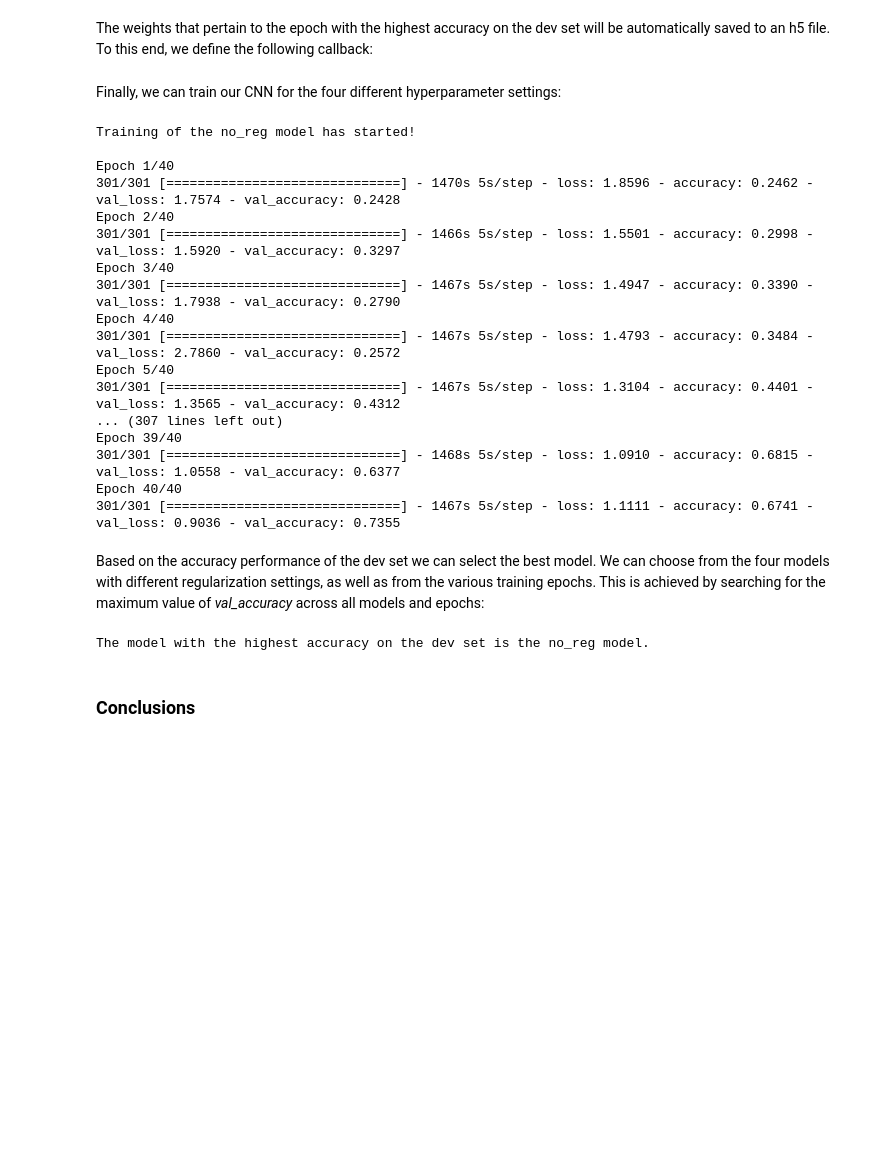
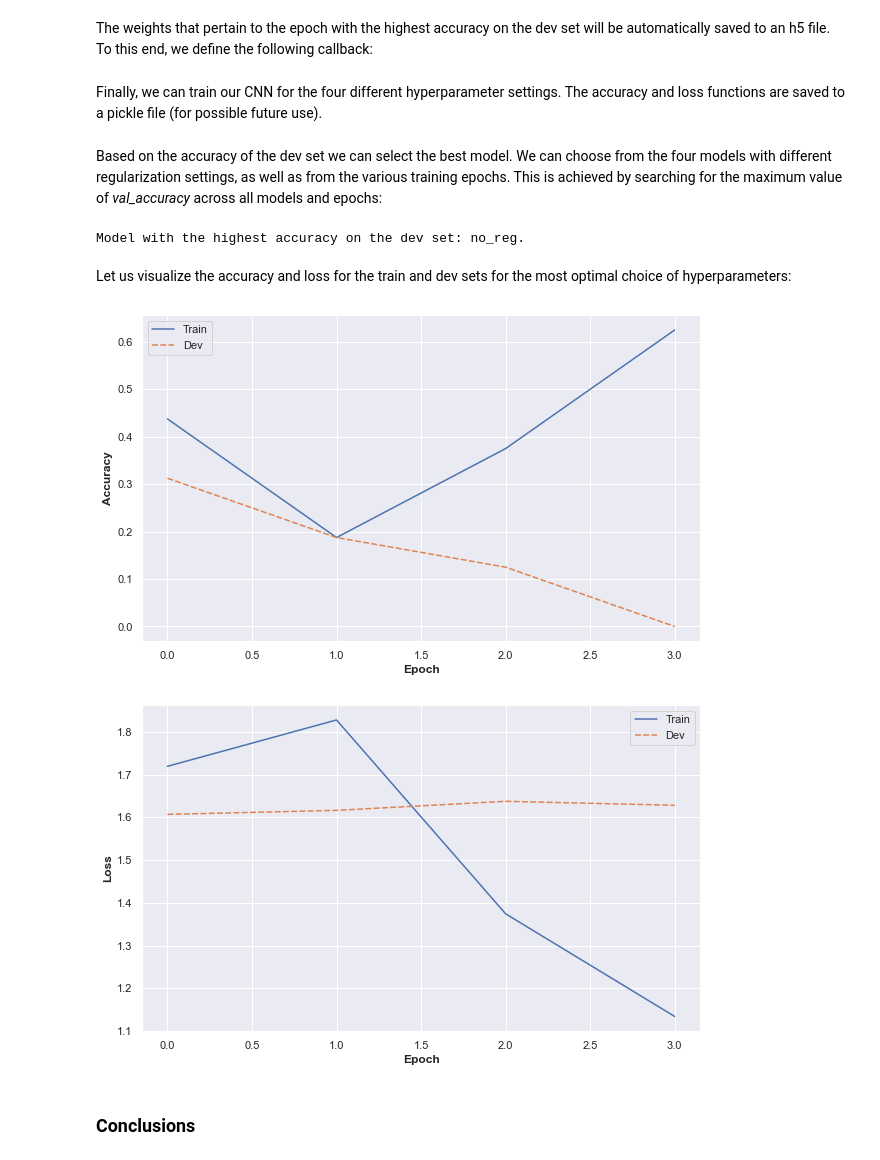
Before and after one commit to tvdaal/animal-classification, a Jupyter notebook: animal_classification.ipynb, the cells around one changed output. Drawn from its saved outputs; the diff is of its cells as text; code cells hidden in the pictures; blank space fills up the shorter version.

```diff
--- a/animal_classification.ipynb
+++ b/animal_classification.ipynb
@@ -476,43 +494,35 @@ for model_name in models:
 #     tb_callback = TensorBoard(log_dir, histogram_freq=1)
 #     tb_callbacks.update({model_name: tb_callback})
 # %% [markdown]
-Finally, we can train our CNN for the four different hyperparameter settings:
+Finally, we can train our CNN for the four different hyperparameter settings. The accuracy and loss functions are saved to a pickle file (for possible future use).
 # %%
-epochs = 40
+# Train models:
+epochs = 4
 histories = {}
 for model_name, model in models.items():
-    print(f"Training of the {model_name} model has started!\n")
     history = model.fit(
         x=train_generator,
         epochs=epochs,
         steps_per_epoch=len(train_generator),
         validation_data=dev_generator,
         validation_steps=len(dev_generator),
-        callbacks=[tb_callbacks[model_name], weights_callbacks[model_name]],
+        callbacks=[weights_callbacks[model_name]],
+#         callbacks=[tb_callbacks[model_name], weights_callbacks[model_name]],
+        verbose=0
     )
     histories.update({model_name: history.history})
-    print()
+
+# Pickle histories dictionary:
+histories_path = "histories.pkl"
+with open(histories_path, "wb") as f:
+    pickle.dump(histories, f)
-# %% [output]
-Training of the no_reg model has started!
-
-Epoch 1/40
-301/301 [==============================] - 1470s 5s/step - loss: 1.8596 - accuracy: 0.2462 - val_loss: 1.7574 - val_accuracy: 0.2428
-Epoch 2/40
-301/301 [==============================] - 1466s 5s/step - loss: 1.5501 - accuracy: 0.2998 - val_loss: 1.5920 - val_accuracy: 0.3297
-Epoch 3/40
-301/301 [==============================] - 1467s 5s/step - loss: 1.4947 - accuracy: 0.3390 - val_loss: 1.7938 - val_accuracy: 0.2790
-Epoch 4/40
-301/301 [==============================] - 1467s 5s/step - loss: 1.4793 - accuracy: 0.3484 - val_loss: 2.7860 - val_accuracy: 0.2572
-Epoch 5/40
-301/301 [==============================] - 1467s 5s/step - loss: 1.3104 - accuracy: 0.4401 - val_loss: 1.3565 - val_accuracy: 0.4312
-... (307 lines left out)
-Epoch 39/40
-301/301 [==============================] - 1468s 5s/step - loss: 1.0910 - accuracy: 0.6815 - val_loss: 1.0558 - val_accuracy: 0.6377
-Epoch 40/40
-301/301 [==============================] - 1467s 5s/step - loss: 1.1111 - accuracy: 0.6741 - val_loss: 0.9036 - val_accuracy: 0.7355
 # %% [markdown]
-Based on the accuracy performance of the dev set we can select the best model. We can choose from the four models with different regularization settings, as well as from the various training epochs. This is achieved by searching for the maximum value of *val_accuracy* across all models and epochs:
+Based on the accuracy of the dev set we can select the best model. We can choose from the four models with different regularization settings, as well as from the various training epochs. This is achieved by searching for the maximum value of *val_accuracy* across all models and epochs:
 # %%
+# Unpickle histories dictionary:
+with open(histories_path, "rb") as f:
+    histories = pickle.load(f)
+
 # Find best model:
 best_score = -1.0
 best_choice = None
@@ -522,18 +532,43 @@ for model_name, history in histories.items():
     if max_value > best_score:
         best_score = max_value
         best_choice = model_name
-print(f"The model with the highest accuracy on the dev set is the {best_choice} model.")
-
-# Visualize loss and accuracy for the train and dev set:
-# %load_ext tensorboard
-# logs = "logs_" + best_choice
-# %tensorboard --logdir logs
+print(f"Model with the highest accuracy on the dev set: {best_choice}.")
 
 # Select best model:
 best_weights_path = glob.glob(f"weights_{best_choice}_*.h5")[0]
 best_model = load_model(best_weights_path)
 # %% [output]
-The model with the highest accuracy on the dev set is the no_reg model.
+Model with the highest accuracy on the dev set: no_reg.
+# %% [markdown]
+Let us visualize the accuracy and loss for the train and dev sets for the most optimal choice of hyperparameters:
+# %%
+def train_dev_plot(metric: str, train_data: List[float], dev_data: List[float]):
+    """Draws plot for train and dev sets for given metric.
+
+    Args:
+        metric: Name of metric.
+        train_data: Values of metric for train data per epoch.
+        dev_data: Values of metric for dev data per epoch.
+    """
+
+    plt.figure(figsize=(10,6))
+    plot_data = pd.DataFrame({"Train": train_data, "Dev": dev_data})
+    sns.lineplot(data=plot_data)
+    plt.xlabel("Epoch", fontweight="bold")
+    plt.ylabel(metric, fontweight="bold")
+    plt.show()
+
+best_hist = histories[best_choice]
+train_dev_plot("Accuracy", best_hist["accuracy"], best_hist["val_accuracy"])
+train_dev_plot("Loss", best_hist["loss"], best_hist["val_loss"])
+
+# Visualize loss and accuracy with TensorBoard for the train and dev sets:
+# %load_ext tensorboard
+# logs = "logs_" + best_choice
+# %tensorboard --logdir logs
+# %% [output]
+[figure, added]
+[figure, added]
 # %% [markdown]
 ### Conclusions
 # %% [markdown]
```
Also changed, not shown: parts of 17 cells of this notebook, 1 other file.
